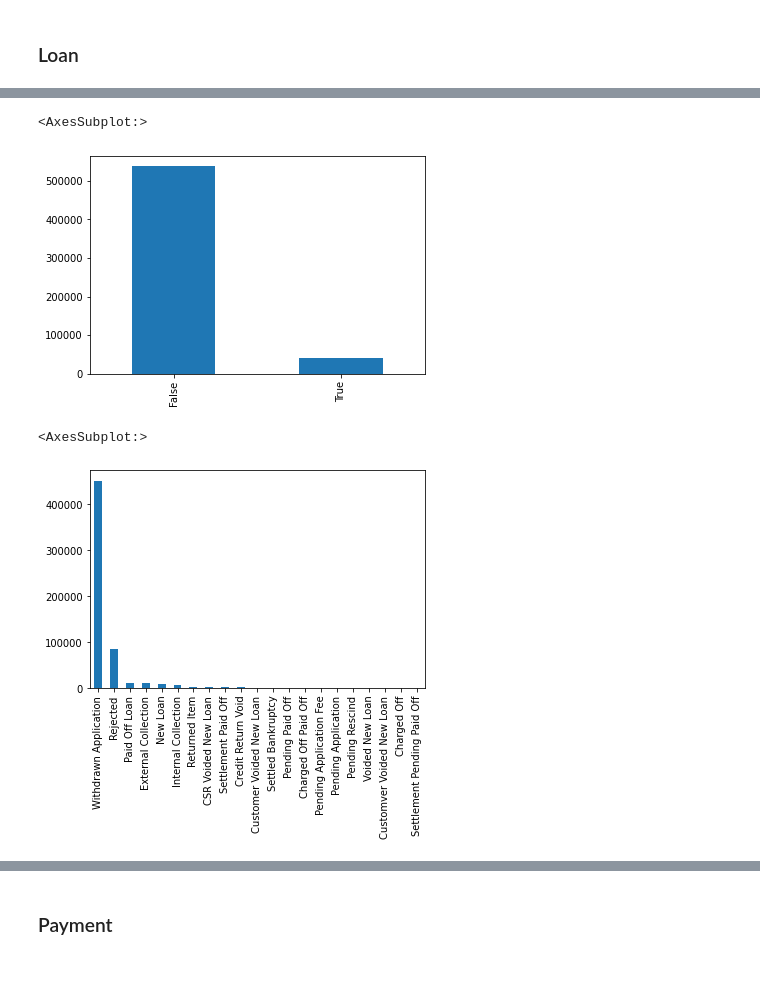
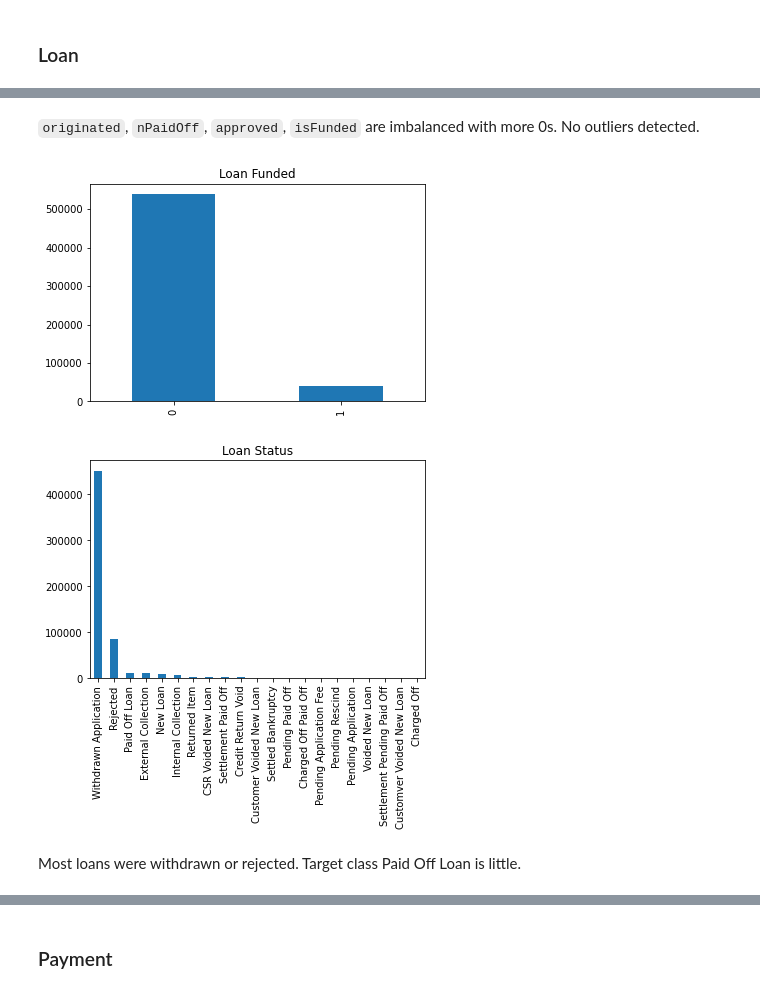
Before and after one commit to xunweiyee/loan_repayment, a Jupyter notebook: exploration.ipynb, the cells around one changed output, grey strips where cells are left out. Cells and saved outputs as stored; diff of their text form; code cells hidden in the pictures.

```diff
--- a/exploration.ipynb
+++ b/exploration.ipynb
@@ -11,4 +12,8 @@ datapath = os.path.join("data", "")
 # %%
 loan = pd.read_csv(datapath + "loan.csv", parse_dates=['applicationDate', 'originatedDate'])
 payment = pd.read_csv(datapath + "payment.csv")
-underwrite = pd.read_csv(datapath + "clarity_underwriting_variables.csv")
+clarity = pd.read_csv(datapath + "clarity_underwriting_variables.csv")
+
+# boolean column to int
+for col in ['originated', 'approved']:
+    loan[col] = loan[col].astype(int)
@@ -72,10 +74,16 @@ loan.describe()
+# %% [markdown]
+`originated`, `nPaidOff`, `approved`, `isFunded` are imbalanced with more 0s. No outliers detected.
 # %%
-loan.approved.value_counts().plot.bar()
+loan.isFunded.value_counts().plot.bar()
+plt.title("Loan Funded")
+plt.show()
 # %% [output]
-<AxesSubplot:>
-[figure, old version]
+[figure, new version]
 # %%
 loan.loanStatus.value_counts().plot.bar()
+plt.title('Loan Status')
+plt.show()
 # %% [output]
-<AxesSubplot:>
-[figure, old version]
+[figure, new version]
+# %% [markdown]
+Most loans were withdrawn or rejected. Target class Paid Off Loan is little.
```
Also changed, not shown: parts of 57 cells of this notebook, 1 other file.
